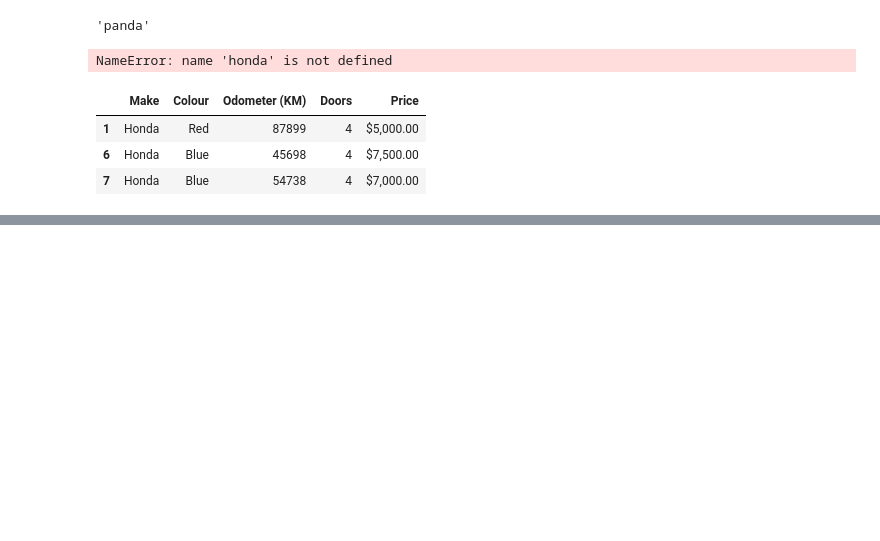
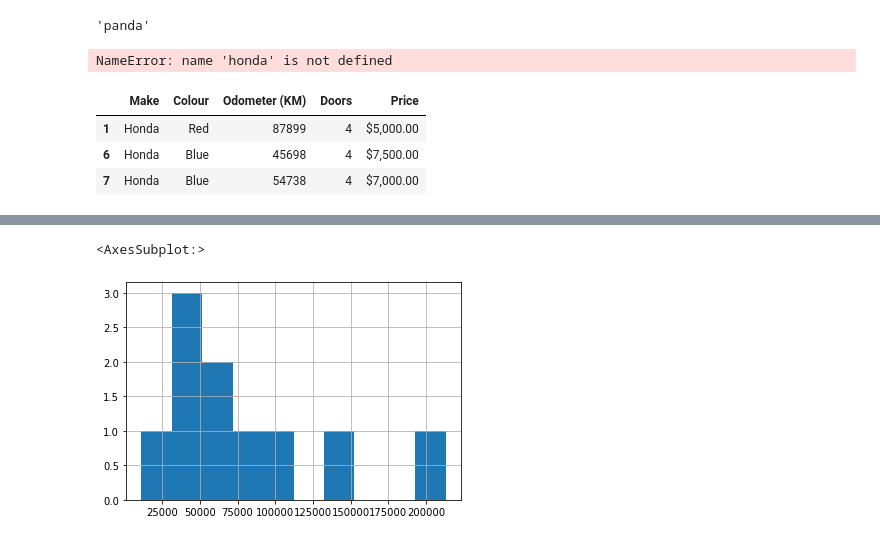
Before and after one commit to ouardaoui/ML, a Jupyter notebook: panda_introduction.ipynb, the cells around one changed output, grey strips where cells are left out. Saved outputs shown, nothing was run; the diff lists cells and outputs as text; code cells hidden in the pictures; blank space fills up the shorter version.

```diff
--- a/panda_introduction.ipynb
+++ b/panda_introduction.ipynb
@@ -225,0 +282,5 @@ car_sales[car_sales.Make == "Honda"]
+# %%
+car_sales["Odometer (KM)"].hist()
+# %% [output]
+<AxesSubplot:>
+[figure, added]
```
Also changed, not shown: parts of 53 cells of this notebook.
